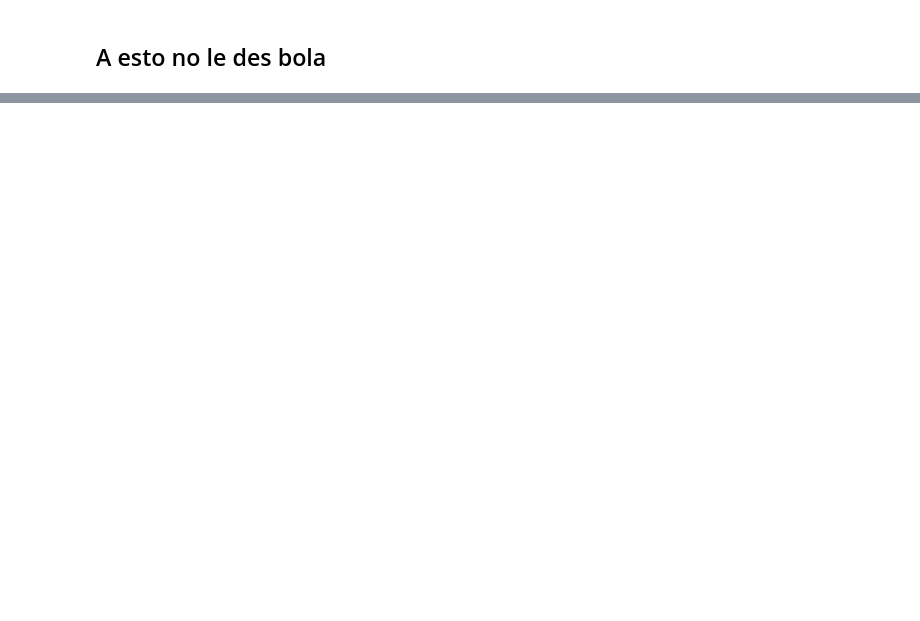
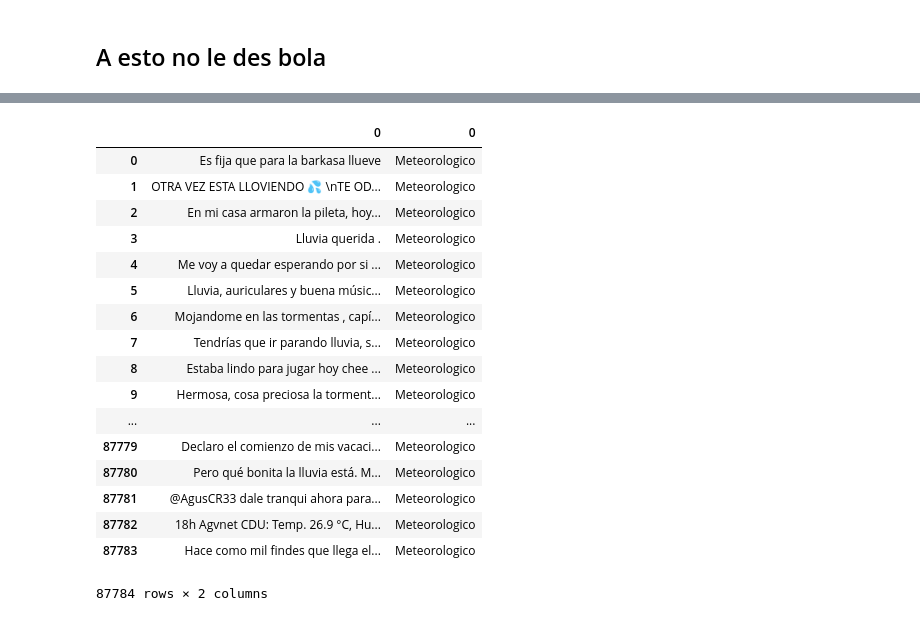
Before and after one commit to agemperador/RELAMPAGO_poster, a Jupyter notebook: Storm_Tweets_RN.ipynb, the cells around one changed output, grey strips where cells are left out. Saved outputs shown, nothing was run; the diff lists cells and outputs as text; code cells hidden in the pictures; blank space fills up the shorter version.

```diff
--- a/Storm_Tweets_RN.ipynb
+++ b/Storm_Tweets_RN.ipynb
@@ -236,0 +287,49 @@ UnicodeDecodeError: 'utf-8' codec can't decode byte 0xba in position 0: invalid
+# %%
+import random as rnd
+labels = ['Meteorologico','No meteorologico']
+
+train_size = int(len(df_storm)*0.8)
+
+df_labels = pd.DataFrame([labels[0] for i in range(train_size)])
+df_train = pd.DataFrame(rnd.choices(df_storm['text'],k = train_size))
+
+
+tw = pd.concat([df_train,df_labels],axis = 1)
+
+#train_df = open('data_train.txt','x')
+
+"""
+for i in range (len(labels)):
+    train_f.write("__label__"+ labels[i] + " " + secc[i] + "\n")
+
+labels = []
+secc = []
+for i in val:
+    labels.append(str(i).split(' ')[-1])
+    secc.append(str(i).rsplit(' ', 1)[0])
+
+
+for i in range (len(labels)):
+    val_f.write("__label__"+ labels[i] + " " + secc[i] + "\n")
+    """
+len(train)
+tw
+# %% [output]
+|  | 0 | 0 |
+| 0 | Es fija que para la barkasa llueve | Meteorologico |
+| 1 | OTRA VEZ ESTA LLOVIENDO 💦 \nTE OD... | Meteorologico |
+| 2 | En mi casa armaron la pileta, hoy... | Meteorologico |
+| 3 | Lluvia querida . | Meteorologico |
+| 4 | Me voy a quedar esperando por si ... | Meteorologico |
+| 5 | Lluvia, auriculares y buena músic... | Meteorologico |
+| 6 | Mojandome en las tormentas , capí... | Meteorologico |
+| 7 | Tendrías que ir parando lluvia, s... | Meteorologico |
+| 8 | Estaba lindo para jugar hoy chee ... | Meteorologico |
+| 9 | Hermosa, cosa preciosa la torment... | Meteorologico |
+| ... | ... | ... |
+| 87779 | Declaro el comienzo de mis vacaci... | Meteorologico |
+| 87780 | Pero qué bonita la lluvia está. M... | Meteorologico |
+| 87781 | @AgusCR33 dale tranqui ahora para... | Meteorologico |
+| 87782 | 18h Agvnet CDU: Temp. 26.9 °C, Hu... | Meteorologico |
+| 87783 | Hace como mil findes que llega el... | Meteorologico |
+87784 rows × 2 columns
```
Also changed, not shown: parts of 13 cells of this notebook.
